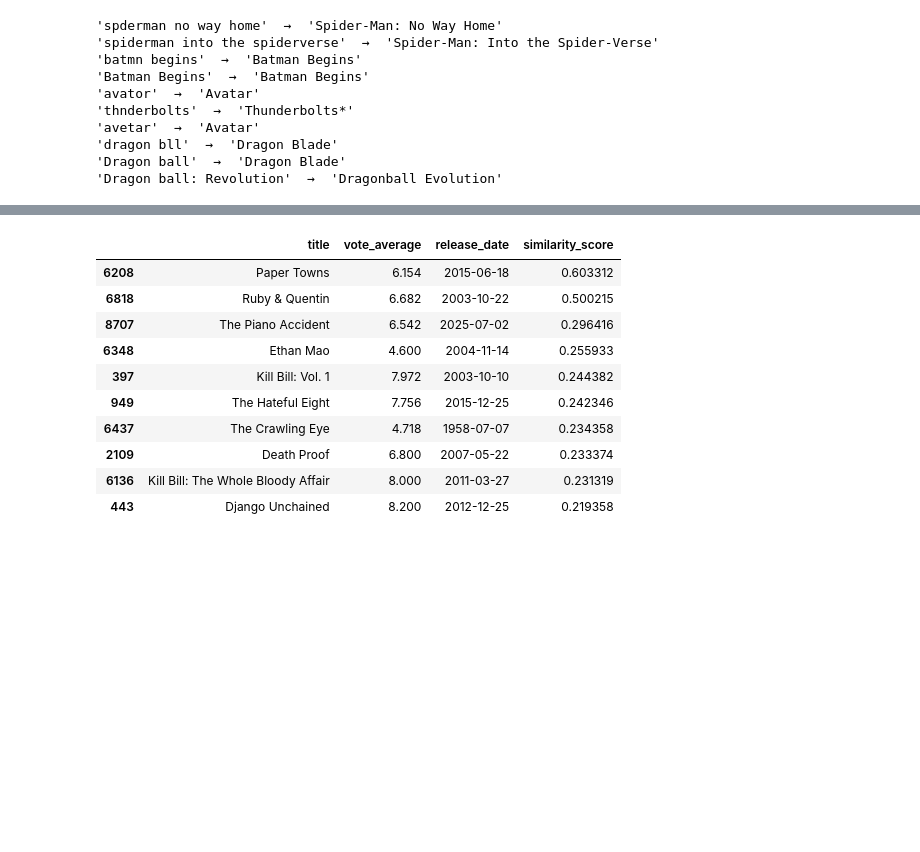
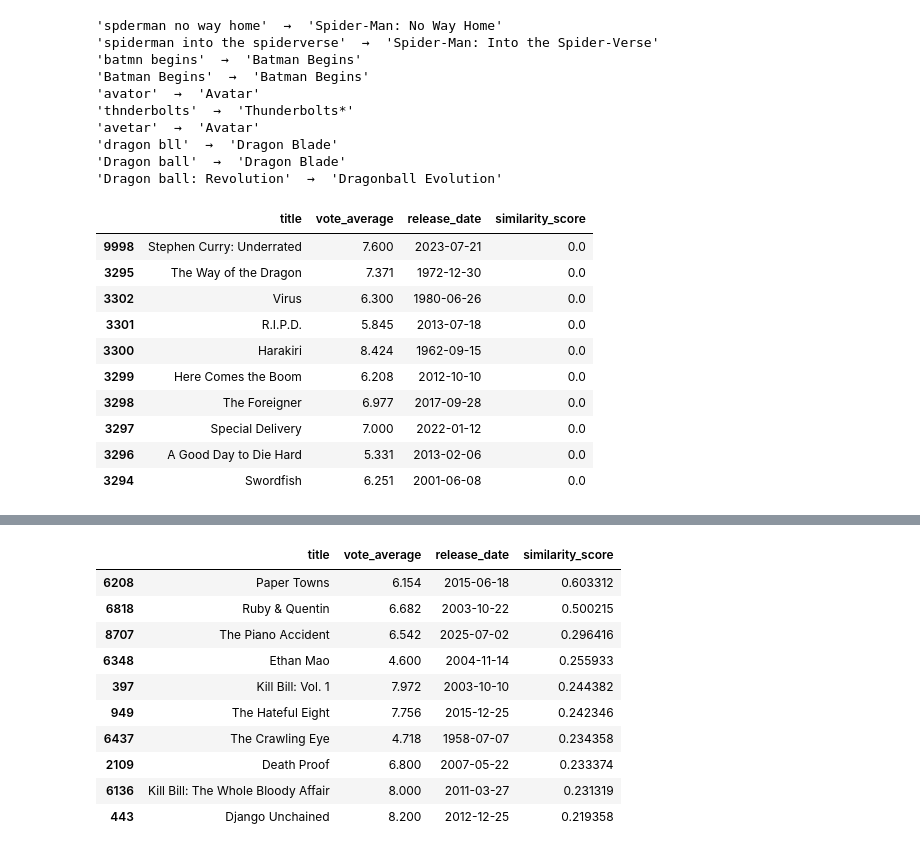
Before and after one commit to LiamQuinoNeff/CC219-TP-TF-2025-1, a Jupyter notebook: Data_____TF_Chui_Meza_Pariona_Quino.ipynb, the cells around one changed output, grey strips where cells are left out. Cells and saved outputs as stored; diff of their text form; code cells hidden in the pictures; blank space fills up the shorter version.

```diff
--- a/Data_____TF_Chui_Meza_Pariona_Quino.ipynb
+++ b/Data_____TF_Chui_Meza_Pariona_Quino.ipynb
@@ -735 +765,20 @@ def buscar_inteligente(consulta, top_n=10):
+# %%
+buscar_inteligente(
+    pelicula="spiderman",
+    actores="Brad Pitt",
+    directores="GigaChad Stahelski",
+    productoras=""
+)
+# %% [output]
+|  | title | vote_average | release_date | similarity_score |
+| 9998 | Stephen Curry: Underrated | 7.600 | 2023-07-21 | 0.0 |
+| 3295 | The Way of the Dragon | 7.371 | 1972-12-30 | 0.0 |
+| 3302 | Virus | 6.300 | 1980-06-26 | 0.0 |
+| 3301 | R.I.P.D. | 5.845 | 2013-07-18 | 0.0 |
+| 3300 | Harakiri | 8.424 | 1962-09-15 | 0.0 |
+| 3299 | Here Comes the Boom | 6.208 | 2012-10-10 | 0.0 |
+| 3298 | The Foreigner | 6.977 | 2017-09-28 | 0.0 |
+| 3297 | Special Delivery | 7.000 | 2022-01-12 | 0.0 |
+| 3296 | A Good Day to Die Hard | 5.331 | 2013-02-06 | 0.0 |
+| 3294 | Swordfish | 6.251 | 2001-06-08 | 0.0 |
 # %%
```
Also changed, not shown: parts of 4 cells of this notebook.
